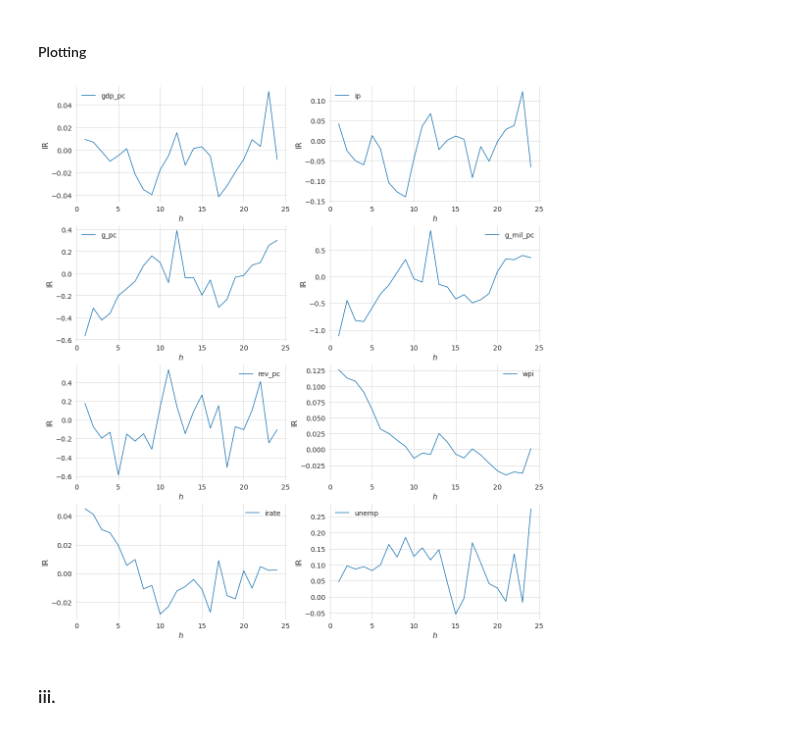
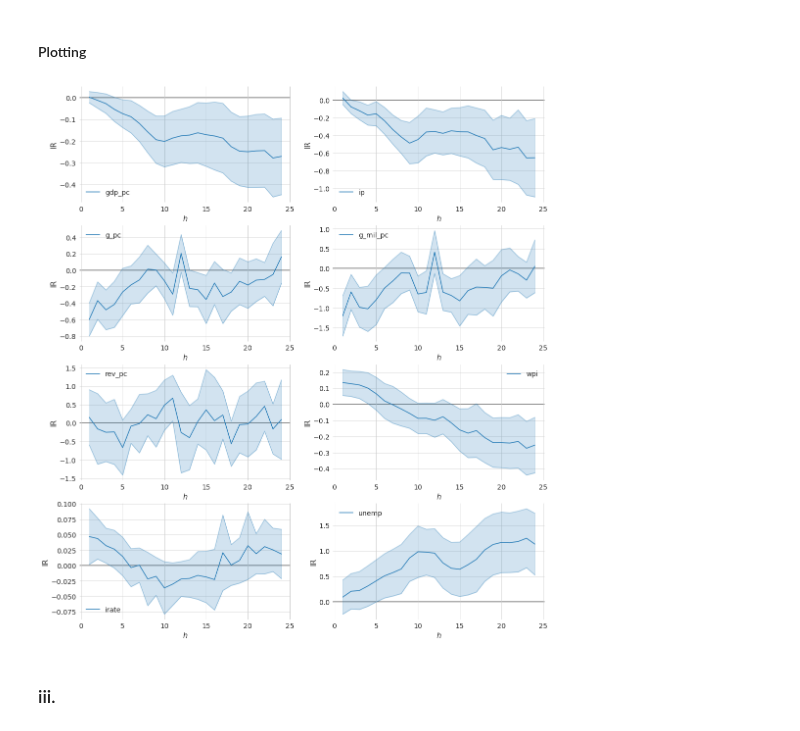
Before and after one commit to timmens/macro_problems, a Jupyter notebook: assignment2.ipynb, the cells around one changed output. Saved outputs shown, nothing was run; the diff lists cells and outputs as text; code cells hidden in the pictures.

Commit message:
Update assignment2

```diff
--- a/assignment2.ipynb
+++ b/assignment2.ipynb
@@ -126,33 +133,43 @@ def local_projection(df, n_response_periods, n_lags):
 # %% [markdown]
 #### Application of Local Projection Method
 # %%
-result = local_projection(df, n_response_periods=24, n_lags=6)
+result = local_projection(df, n_response_periods=24, n_lags=6, alpha=0.05)
 # %% [markdown]
 #### Plotting
 # %%
 fig, axes = plt.subplots(4, 2)
 fig.set_size_inches(17, 20)
 
 for ax, col in zip(axes.flatten(), df.columns):
 
-    _data = result["impulse_response"].query("endog == @col")
-    _data = _data.assign(value= -1 * _data.value)  # decrease not increase
+    # subset data
+    _data = (
+        result["impulse_response"]
+        .query("endog == @col")
+        .drop(columns="endog")
+        .astype(float)
+    )
 
-    sns.lineplot(
-        x="h",
-        y="value",
-        hue="endog",
-        data=_data,
-        ax=ax,
+    # plot estimate
+    p = sns.lineplot(x="h", y="estimate", data=_data, ax=ax, label=col)
+
+    # plot standard errors
+    ax.plot(_data["h"], _data["lower_ci"], alpha=0.3, color="tab:blue")
+    ax.plot(_data["h"], _data["upper_ci"], alpha=0.3, color="tab:blue")
+    ax.fill_between(
+        _data["h"], _data["lower_ci"], _data["upper_ci"], alpha=0.2, color="tab:blue"
     )
+
+    # adjust plot
+    ax.axhline(0, color="black", alpha=0.85, zorder=-1)
     ax.xaxis.set_tick_params(labelsize=14)
     ax.yaxis.set_tick_params(labelsize=14)
     ax.set(ylabel="IR", xlabel=r"$h$")
     ax.set_frame_on(False)
     ax.xaxis.label.set_size(15)
     ax.yaxis.label.set_size(15)
     _ = ax.legend(frameon=False, fontsize=14,)
 # %% [output]
-[figure, old version]
+[figure, new version]
 # %% [markdown]
 ### iii.
```
Also changed, not shown: parts of 2 cells of this notebook.
